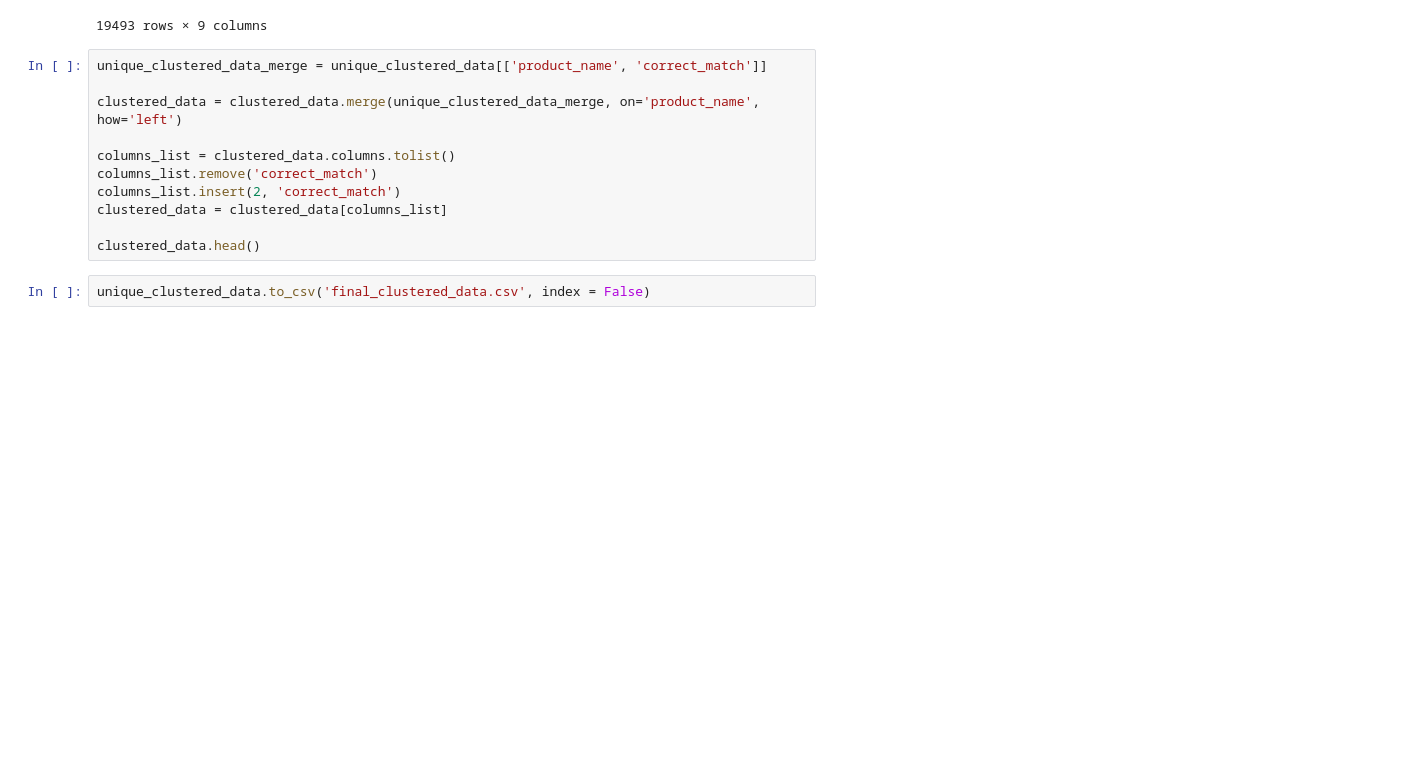
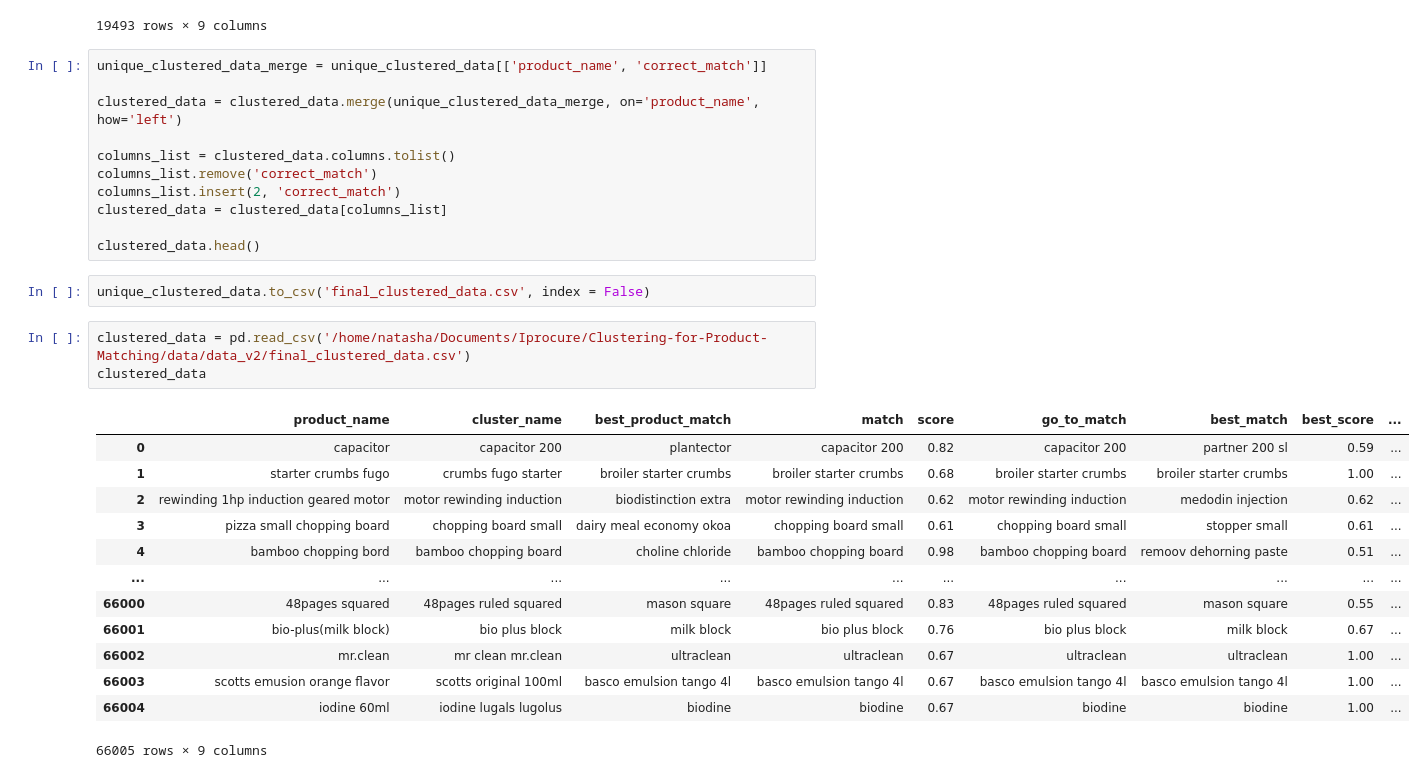
Before and after one commit to natbernard/Clustering-for-Product-Matching, a Jupyter notebook: models/model_v2/products_clustering.ipynb, the cells around one changed output. Drawn from its saved outputs; the diff is of its cells as text; blank space fills up the shorter version.

```diff
--- a/models/model_v2/products_clustering.ipynb
+++ b/models/model_v2/products_clustering.ipynb
@@ -414,3 +414,20 @@ clustered_data = clustered_data[columns_list]
 clustered_data.head()
 # %%
 unique_clustered_data.to_csv('final_clustered_data.csv', index = False)
+# %%
+clustered_data = pd.read_csv('/home/natasha/Documents/Iprocure/Clustering-for-Product-Matching/data/data_v2/final_clustered_data.csv')
+clustered_data
+# %% [output]
+|  | product_name | cluster_name | best_product_match | match | score | go_to_match | best_match | best_score | ... |
+| 0 | capacitor | capacitor 200 | plantector | capacitor 200 | 0.82 | capacitor 200 | partner 200 sl | 0.59 | ... |
+| 1 | starter crumbs fugo | crumbs fugo starter | broiler starter crumbs | broiler starter crumbs | 0.68 | broiler starter crumbs | broiler starter crumbs | 1.00 | ... |
+| 2 | rewinding 1hp induction geared motor | motor rewinding induction | biodistinction extra | motor rewinding induction | 0.62 | motor rewinding induction | medodin injection | 0.62 | ... |
+| 3 | pizza small chopping board | chopping board small | dairy meal economy okoa | chopping board small | 0.61 | chopping board small | stopper small | 0.61 | ... |
+| 4 | bamboo chopping bord | bamboo chopping board | choline chloride | bamboo chopping board | 0.98 | bamboo chopping board | remoov dehorning paste | 0.51 | ... |
+| ... | ... | ... | ... | ... | ... | ... | ... | ... | ... |
+| 66000 | 48pages squared | 48pages ruled squared | mason square | 48pages ruled squared | 0.83 | 48pages ruled squared | mason square | 0.55 | ... |
+| 66001 | bio-plus(milk block) | bio plus block | milk block | bio plus block | 0.76 | bio plus block | milk block | 0.67 | ... |
+| 66002 | mr.clean | mr clean mr.clean | ultraclean | ultraclean | 0.67 | ultraclean | ultraclean | 1.00 | ... |
+| 66003 | scotts emusion orange flavor | scotts original 100ml | basco emulsion tango 4l | basco emulsion tango 4l | 0.67 | basco emulsion tango 4l | basco emulsion tango 4l | 1.00 | ... |
+| 66004 | iodine 60ml | iodine lugals lugolus | biodine | biodine | 0.67 | biodine | biodine | 1.00 | ... |
+66005 rows × 9 columns
```
Also changed, not shown: parts of 1 cell of this notebook.
